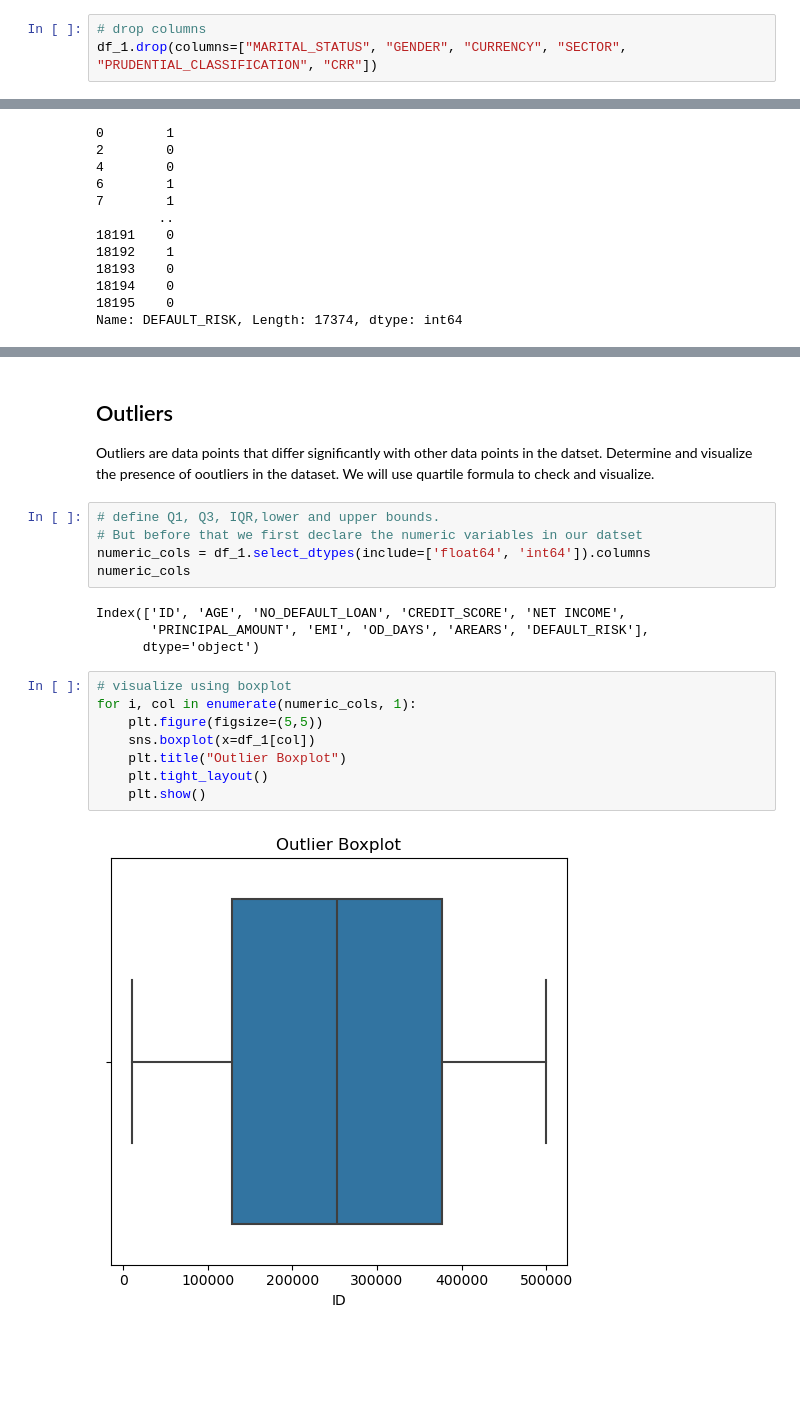
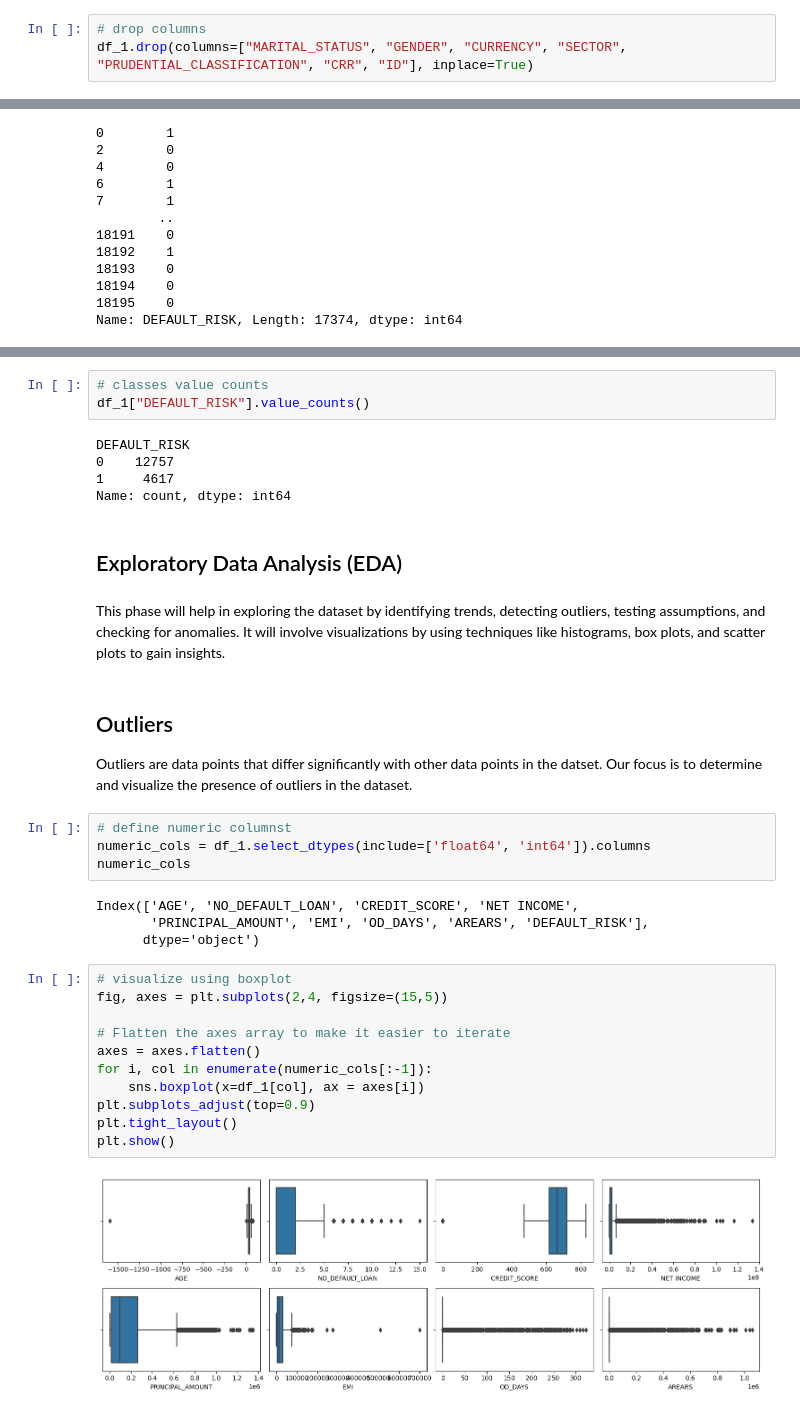
Before and after one commit to AlexIrungu/DSC-CapstoneProject, a Jupyter notebook: notebooks/james.ipynb, the cells around one changed output, grey strips where cells are left out. Saved outputs shown, nothing was run; the diff lists cells and outputs as text; blank space fills up the shorter version.

```diff
--- a/notebooks/james.ipynb
+++ b/notebooks/james.ipynb
@@ -326,3 +333,3 @@ After cleaning we finally remain with 17374 rows and 19 columns. We will further
 # %%
 # drop columns
-df_1.drop(columns=["MARITAL_STATUS", "GENDER", "CURRENCY", "SECTOR", "PRUDENTIAL_CLASSIFICATION", "CRR"])
+df_1.drop(columns=["MARITAL_STATUS", "GENDER", "CURRENCY", "SECTOR", "PRUDENTIAL_CLASSIFICATION", "CRR", "ID"], inplace=True)
@@ -388,22 +374,36 @@ Name: count, dtype: int64
+# %%
+# classes value counts
+df_1["DEFAULT_RISK"].value_counts()
+# %% [output]
+DEFAULT_RISK
+0    12757
+1     4617
+Name: count, dtype: int64
+# %% [markdown]
+## Exploratory Data Analysis (EDA)
+# %% [markdown]
+This phase will help in exploring the dataset by identifying trends, detecting outliers, testing assumptions, and checking for anomalies. It will involve visualizations by using techniques like histograms, box plots, and scatter plots to gain insights.
 # %% [markdown]
 ## Outliers
-Outliers are data points that differ significantly with other data points in the datset. Determine and visualize the presence of ooutliers in the dataset. We will use quartile formula to check and visualize.
+Outliers are data points that differ significantly with other data points in the datset. Our focus is to determine and visualize the presence of outliers in the dataset.
 # %%
-# define Q1, Q3, IQR,lower and upper bounds.
-# But before that we first declare the numeric variables in our datset
+# define numeric columnst
 numeric_cols = df_1.select_dtypes(include=['float64', 'int64']).columns
 numeric_cols
 # %% [output]
-Index(['ID', 'AGE', 'NO_DEFAULT_LOAN', 'CREDIT_SCORE', 'NET INCOME',
+Index(['AGE', 'NO_DEFAULT_LOAN', 'CREDIT_SCORE', 'NET INCOME',
        'PRINCIPAL_AMOUNT', 'EMI', 'OD_DAYS', 'AREARS', 'DEFAULT_RISK'],
       dtype='object')
 # %%
 # visualize using boxplot
-for i, col in enumerate(numeric_cols, 1):
-    plt.figure(figsize=(5,5))
-    sns.boxplot(x=df_1[col])
-    plt.title("Outlier Boxplot")
-    plt.tight_layout()
-    plt.show()
+fig, axes = plt.subplots(2,4, figsize=(15,5))
+
+# Flatten the axes array to make it easier to iterate
+axes = axes.flatten()
+for i, col in enumerate(numeric_cols[:-1]):
+    sns.boxplot(x=df_1[col], ax = axes[i])
+plt.subplots_adjust(top=0.9)
+plt.tight_layout()
+plt.show()
 # %% [output]
-[figure, old version]
+[figure, new version]
```
Also changed, not shown: parts of 15 cells of this notebook.
